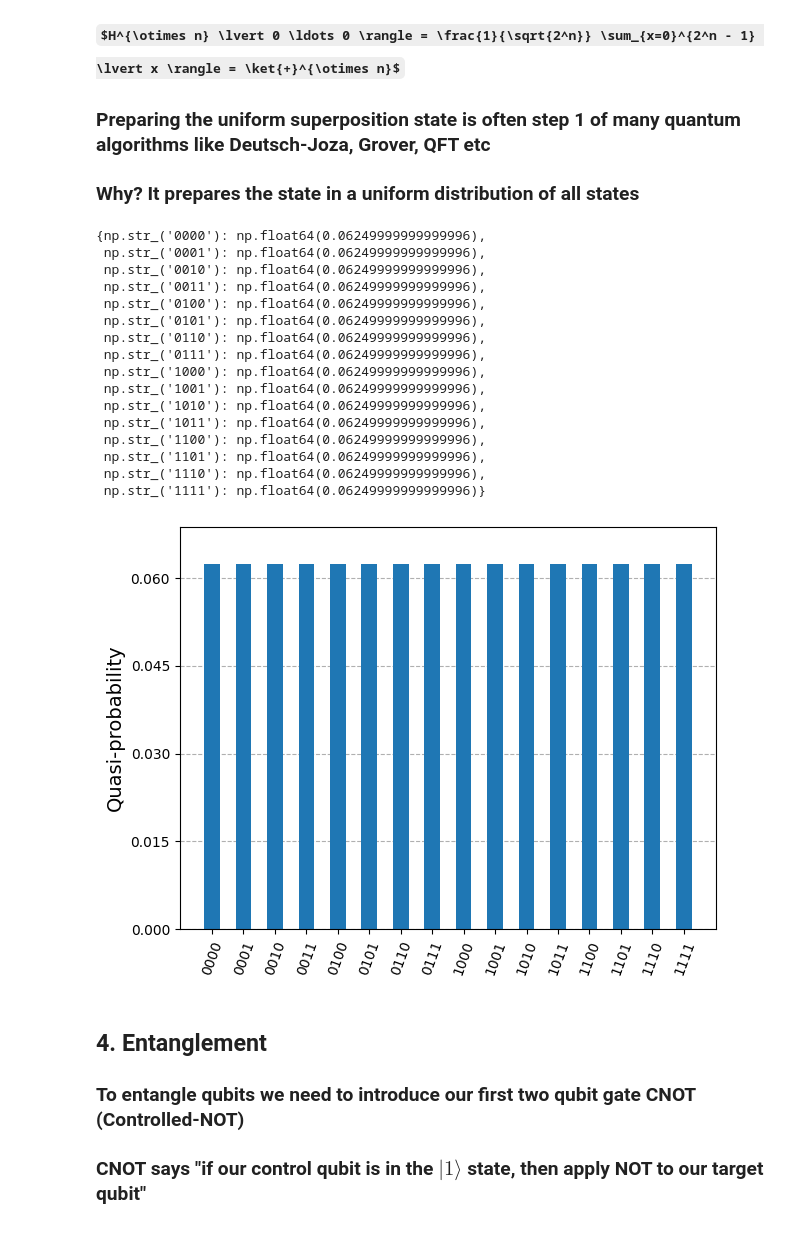
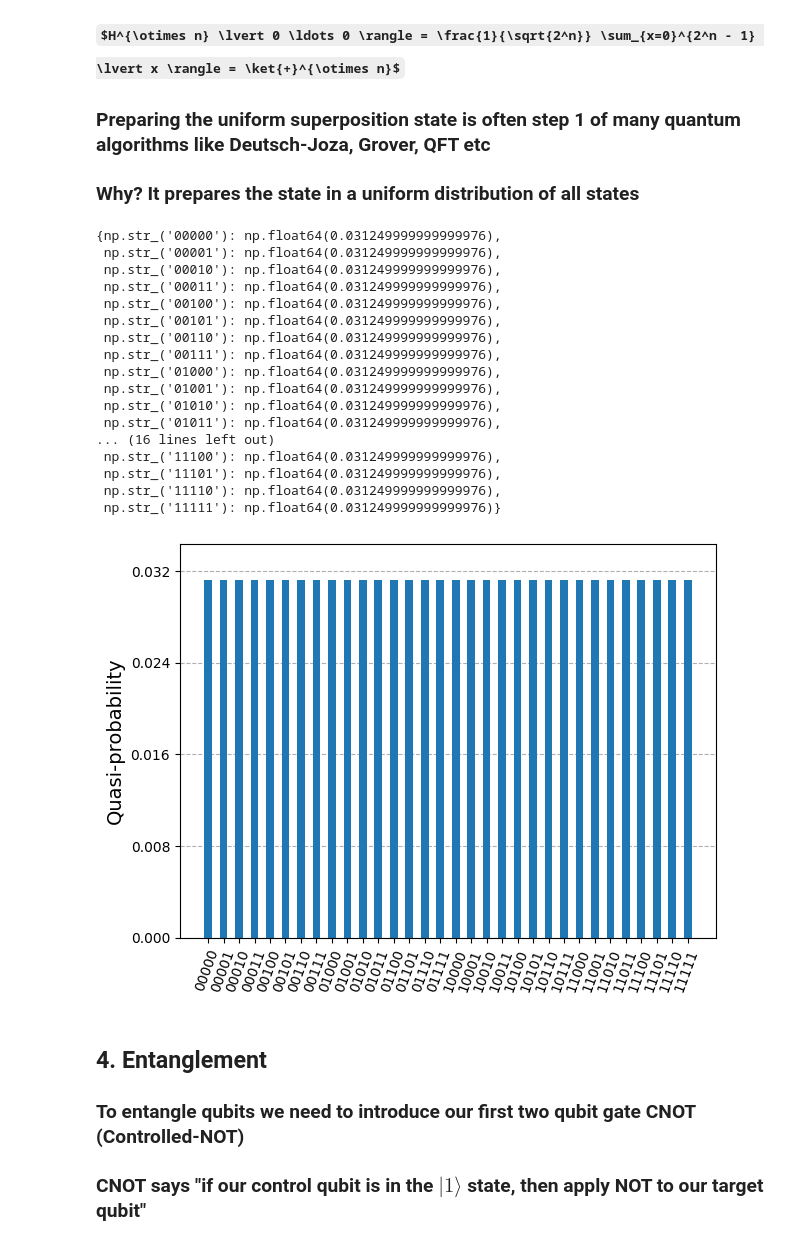
Before and after one commit to JoeyRogers-svg/Qiskit-fundamentals, a Jupyter notebook: week_3/2-multiple-qubits.ipynb, the cells around one changed output. Cells and saved outputs as stored; diff of their text form; code cells hidden in the pictures; some formulas as TeX source.

```diff
--- a/week_3/2-multiple-qubits.ipynb
+++ b/week_3/2-multiple-qubits.ipynb
@@ -165,36 +164,37 @@ plot_histogram(state.probabilities_dict())
 
 ### Why? It prepares the state in a uniform distribution of all states
 # %%
-n = 4
+n = 5
 qc = QuantumCircuit(n)
 
 for i in range(n):
     qc.h(i)
 
 # or if you want to be slick
 # qc.h(range(n))
 
 state = Statevector.from_instruction(qc)
 pprint.pp(state.probabilities_dict())
 plot_histogram(state.probabilities_dict(), bar_labels=False)
 # %% [output]
-{np.str_('0000'): np.float64(0.06249999999999996),
- np.str_('0001'): np.float64(0.06249999999999996),
- np.str_('0010'): np.float64(0.06249999999999996),
- np.str_('0011'): np.float64(0.06249999999999996),
- np.str_('0100'): np.float64(0.06249999999999996),
- np.str_('0101'): np.float64(0.06249999999999996),
- np.str_('0110'): np.float64(0.06249999999999996),
- np.str_('0111'): np.float64(0.06249999999999996),
- np.str_('1000'): np.float64(0.06249999999999996),
- np.str_('1001'): np.float64(0.06249999999999996),
- np.str_('1010'): np.float64(0.06249999999999996),
- np.str_('1011'): np.float64(0.06249999999999996),
- np.str_('1100'): np.float64(0.06249999999999996),
- np.str_('1101'): np.float64(0.06249999999999996),
- np.str_('1110'): np.float64(0.06249999999999996),
- np.str_('1111'): np.float64(0.06249999999999996)}
+{np.str_('00000'): np.float64(0.031249999999999976),
+ np.str_('00001'): np.float64(0.031249999999999976),
+ np.str_('00010'): np.float64(0.031249999999999976),
+ np.str_('00011'): np.float64(0.031249999999999976),
+ np.str_('00100'): np.float64(0.031249999999999976),
+ np.str_('00101'): np.float64(0.031249999999999976),
+ np.str_('00110'): np.float64(0.031249999999999976),
+ np.str_('00111'): np.float64(0.031249999999999976),
+ np.str_('01000'): np.float64(0.031249999999999976),
+ np.str_('01001'): np.float64(0.031249999999999976),
+ np.str_('01010'): np.float64(0.031249999999999976),
+ np.str_('01011'): np.float64(0.031249999999999976),
+... (16 lines left out)
+ np.str_('11100'): np.float64(0.031249999999999976),
+ np.str_('11101'): np.float64(0.031249999999999976),
+ np.str_('11110'): np.float64(0.031249999999999976),
+ np.str_('11111'): np.float64(0.031249999999999976)}
-[figure, old version]
+[figure, new version]
 # %% [markdown]
 ## 4. Entanglement
 
```
Also changed, not shown: parts of 8 cells of this notebook, 3 other files.
